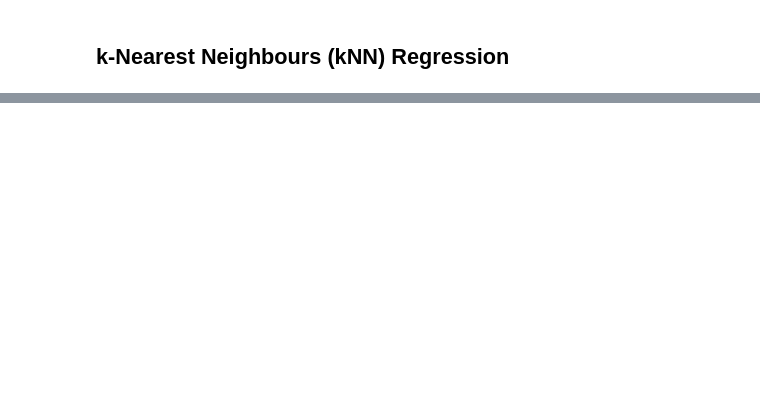
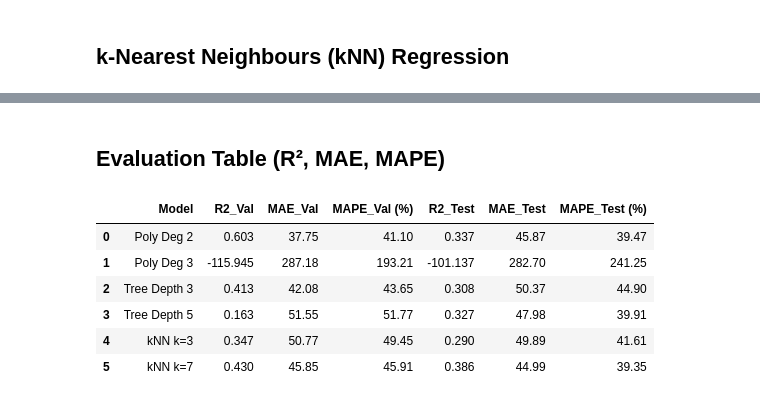
Before and after one commit to Babandeep16/PRACTICALlab02, a Jupyter notebook: PA2.ipynb, the cells around one changed output, grey strips where cells are left out. Cells and saved outputs as stored; diff of their text form; code cells hidden in the pictures; blank space fills up the shorter version.

Commit message:
Added R², MAE, and MAPE evaluation table for all Part 3 models

```diff
--- a/PA2.ipynb
+++ b/PA2.ipynb
@@ -387,0 +411,36 @@ y_test_knn2 = knn2.predict(X_test)
+# %% [markdown]
+## Evaluation Table (R², MAE, MAPE)
+# %%
+from sklearn.metrics import r2_score, mean_absolute_error, mean_absolute_percentage_error
+
+models_eval = [
+    ("Poly Deg 2", y_val_pred2, y_test_pred2),
+    ("Poly Deg 3", y_val_pred3, y_test_pred3),
+    ("Tree Depth 3", y_val_tree1, y_test_tree1),
+    ("Tree Depth 5", y_val_tree2, y_test_tree2),
+    ("kNN k=3", y_val_knn1, y_test_knn1),
+    ("kNN k=7", y_val_knn2, y_test_knn2)
+]
+
+eval_results = []
+for name, y_val_pred, y_test_pred in models_eval:
+    eval_results.append({
+        "Model": name,
+        "R2_Val": round(r2_score(y_val, y_val_pred), 3),
+        "MAE_Val": round(mean_absolute_error(y_val, y_val_pred), 2),
+        "MAPE_Val (%)": round(mean_absolute_percentage_error(y_val, y_val_pred) * 100, 2),
+        "R2_Test": round(r2_score(y_test, y_test_pred), 3),
+        "MAE_Test": round(mean_absolute_error(y_test, y_test_pred), 2),
+        "MAPE_Test (%)": round(mean_absolute_percentage_error(y_test, y_test_pred) * 100, 2),
+    })
+
+eval_df = pd.DataFrame(eval_results)
+display(eval_df)
+# %% [output]
+|  | Model | R2_Val | MAE_Val | MAPE_Val (%) | R2_Test | MAE_Test | MAPE_Test (%) |
+| 0 | Poly Deg 2 | 0.603 | 37.75 | 41.10 | 0.337 | 45.87 | 39.47 |
+| 1 | Poly Deg 3 | -115.945 | 287.18 | 193.21 | -101.137 | 282.70 | 241.25 |
+| 2 | Tree Depth 3 | 0.413 | 42.08 | 43.65 | 0.308 | 50.37 | 44.90 |
+| 3 | Tree Depth 5 | 0.163 | 51.55 | 51.77 | 0.327 | 47.98 | 39.91 |
+| 4 | kNN k=3 | 0.347 | 50.77 | 49.45 | 0.290 | 49.89 | 41.61 |
+| 5 | kNN k=7 | 0.430 | 45.85 | 45.91 | 0.386 | 44.99 | 39.35 |
```
Also changed, not shown: parts of 4 cells of this notebook.
